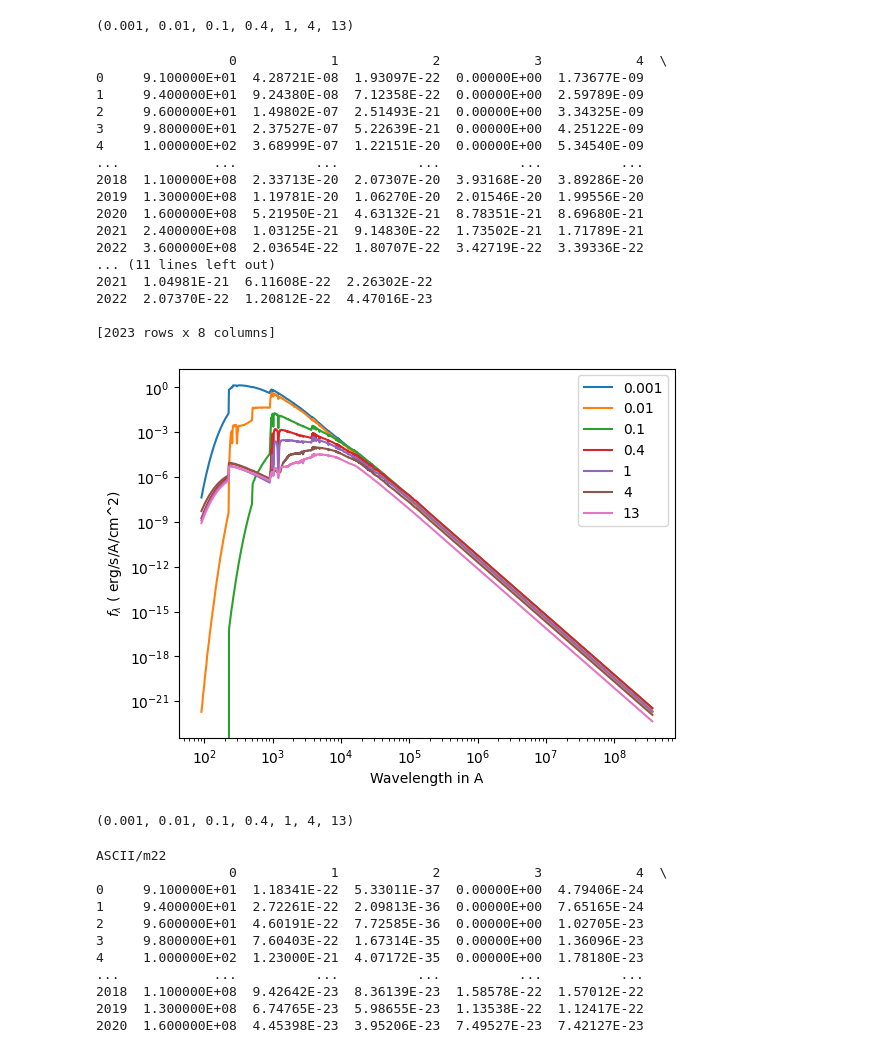
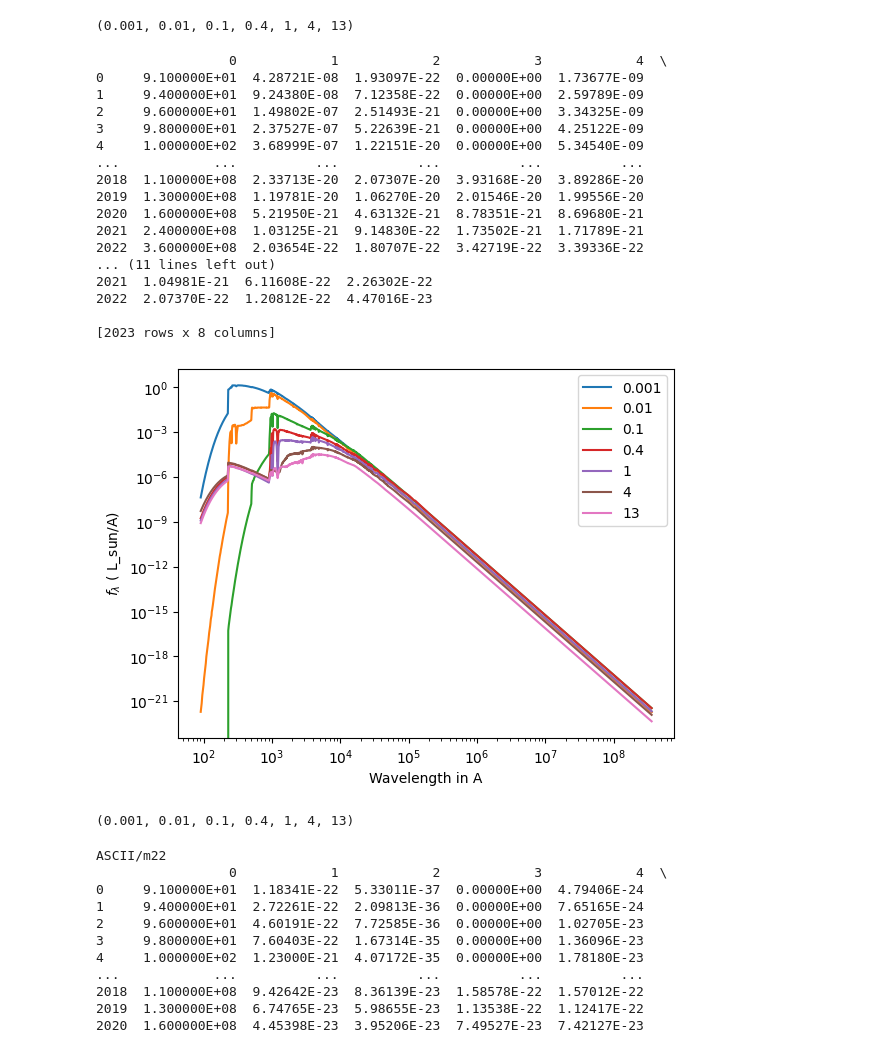
Before and after one commit to clilje/summer_2023, a Jupyter notebook: Week 1/JWST project/plot-spectrum.ipynb, the cells around one changed output. Drawn from its saved outputs; the diff is of its cells as text; code cells hidden in the pictures.

```diff
--- a/Week 1/plot-spectrum.ipynb
+++ b/Week 1/JWST project/plot-spectrum.ipynb
@@ -198,35 +198,35 @@ while i < 8:
     #print(flux)
     plt.plot(wavelength,flux,label=names[i-1])
     i+=1
 plt.xscale('log')
 plt.yscale('log')
 #plt.ylim(10e-8,1)
 #plt.ylim(10e-3,10e+1)
 plt.legend()
 plt.xlabel(r'Wavelength in A')
-plt.ylabel(r'$f_{\lambda}$ ( erg/s/A/cm^2)')
+plt.ylabel(r'$f_{\lambda}$ ( L_sun/A)')
 plt.savefig('Figures/sed_different_age')
 plt.show()
 0.001,0.01,0.1,0.4,1,4,13
 # %% [output]
                  0            1            2            3            4  \
 0     9.100000E+01  4.28721E-08  1.93097E-22  0.00000E+00  1.73677E-09
 1     9.400000E+01  9.24380E-08  7.12358E-22  0.00000E+00  2.59789E-09
 2     9.600000E+01  1.49802E-07  2.51493E-21  0.00000E+00  3.34325E-09
 3     9.800000E+01  2.37527E-07  5.22639E-21  0.00000E+00  4.25122E-09
 4     1.000000E+02  3.68999E-07  1.22151E-20  0.00000E+00  5.34540E-09
 ...            ...          ...          ...          ...          ...
 2018  1.100000E+08  2.33713E-20  2.07307E-20  3.93168E-20  3.89286E-20
 2019  1.300000E+08  1.19781E-20  1.06270E-20  2.01546E-20  1.99556E-20
 2020  1.600000E+08  5.21950E-21  4.63132E-21  8.78351E-21  8.69680E-21
 2021  2.400000E+08  1.03125E-21  9.14830E-22  1.73502E-21  1.71789E-21
 2022  3.600000E+08  2.03654E-22  1.80707E-22  3.42719E-22  3.39336E-22
 ... (11 lines left out)
 2021  1.04981E-21  6.11608E-22  2.26302E-22
 2022  2.07370E-22  1.20812E-22  4.47016E-23
 
 [2023 rows x 8 columns]
-[figure, old version]
+[figure, new version]
 (0.001, 0.01, 0.1, 0.4, 1, 4, 13)
 # %%
 cols = 4
```
Also changed, not shown: parts of 1 cell of this notebook, 10 other files.
